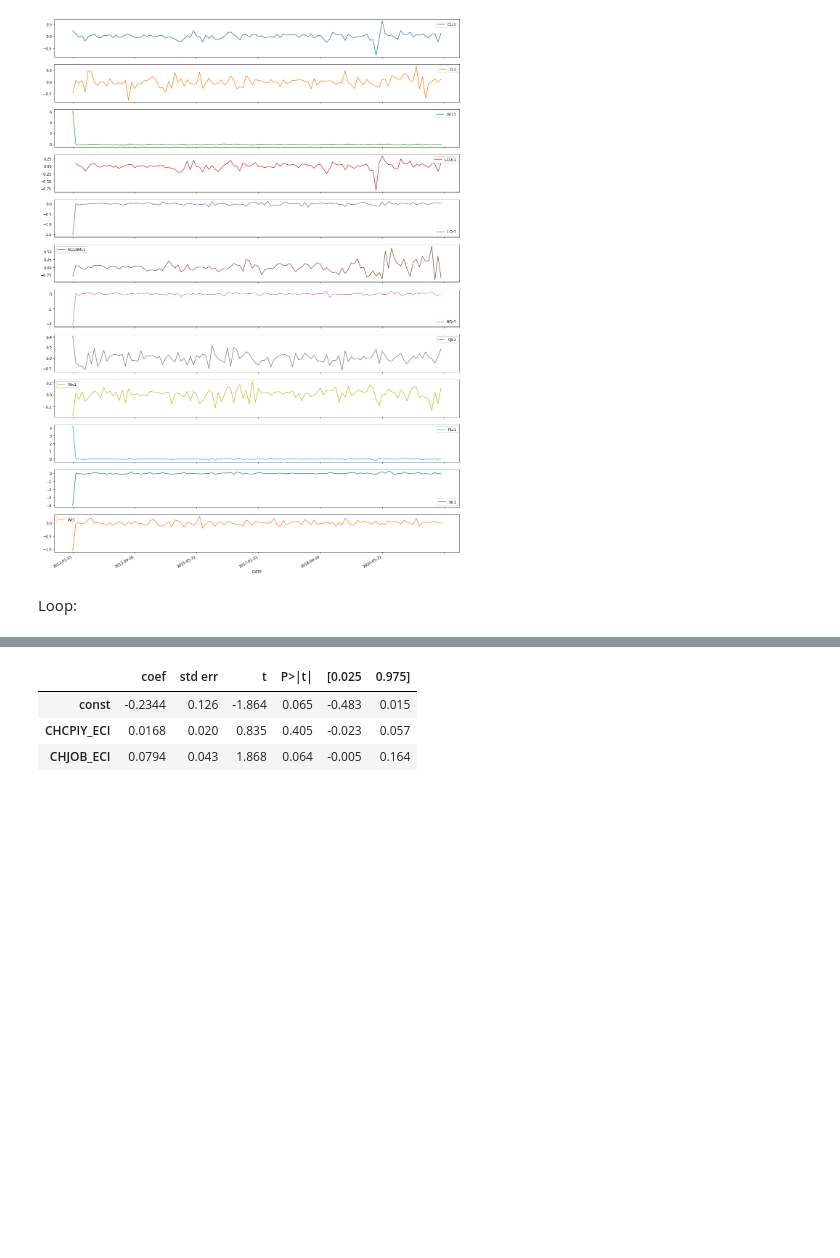
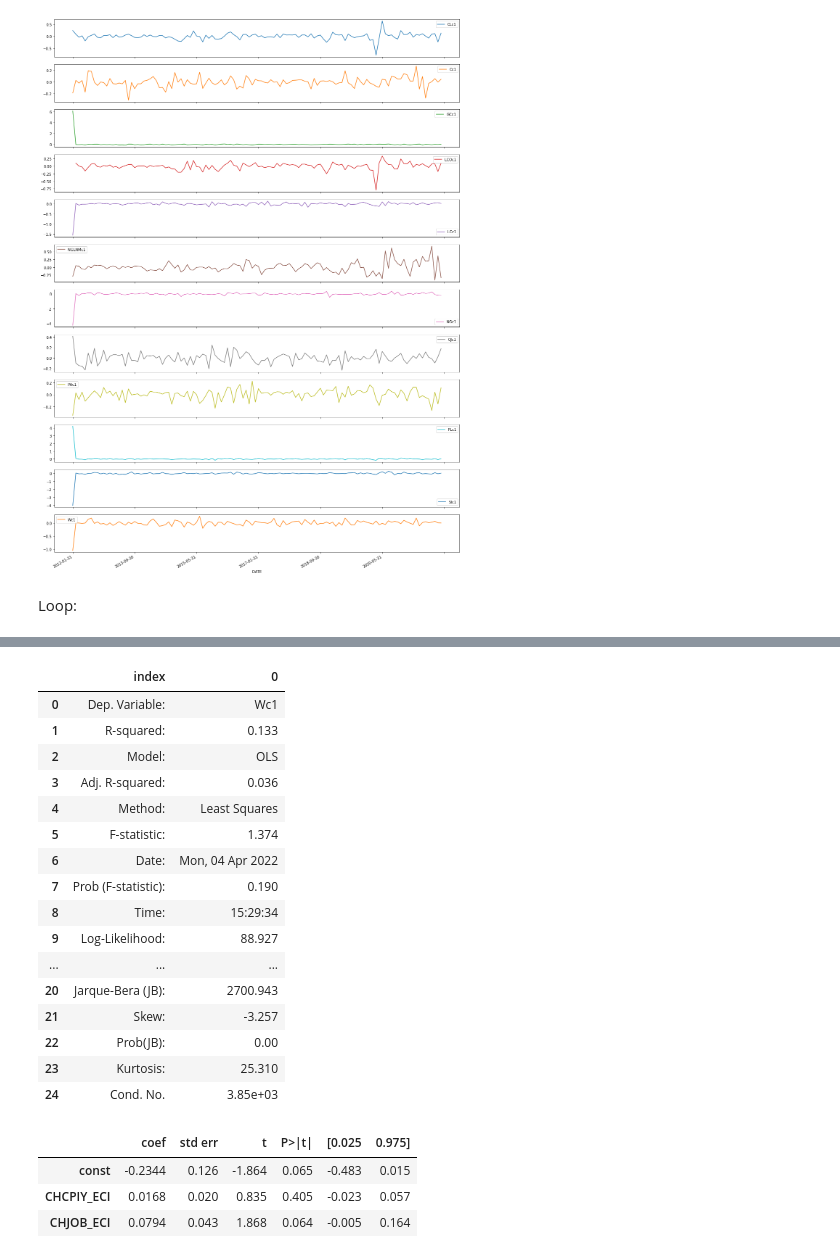
Before and after one commit to Liomat97/AQM, a Jupyter notebook: AQM_Analyse.ipynb, the cells around one changed output, grey strips where cells are left out. Drawn from its saved outputs; the diff is of its cells as text; code cells hidden in the pictures; blank space fills up the shorter version.

```diff
--- a/AQM_Analyse.ipynb
+++ b/AQM_Analyse.ipynb
@@ -200,3 +231,24 @@ Warnings:
+# %%
+dfs = pd.DataFrame(dfs)
+dfs.reset_index()
+# %% [output]
+|  | index | 0 |
+| 0 | Dep. Variable: | Wc1 |
+| 1 | R-squared: | 0.133 |
+| 2 | Model: | OLS |
+| 3 | Adj. R-squared: | 0.036 |
+| 4 | Method: | Least Squares |
+| 5 | F-statistic: | 1.374 |
+| 6 | Date: | Mon, 04 Apr 2022 |
+| 7 | Prob (F-statistic): | 0.190 |
+| 8 | Time: | 15:29:34 |
+| 9 | Log-Likelihood: | 88.927 |
+| ... | ... | ... |
+| 20 | Jarque-Bera (JB): | 2700.943 |
+| 21 | Skew: | -3.257 |
+| 22 | Prob(JB): | 0.00 |
+| 23 | Kurtosis: | 25.310 |
+| 24 | Cond. No. | 3.85e+03 |
 # %%
 x
 # %% [output]
```
Also changed, not shown: parts of 4 cells of this notebook.
